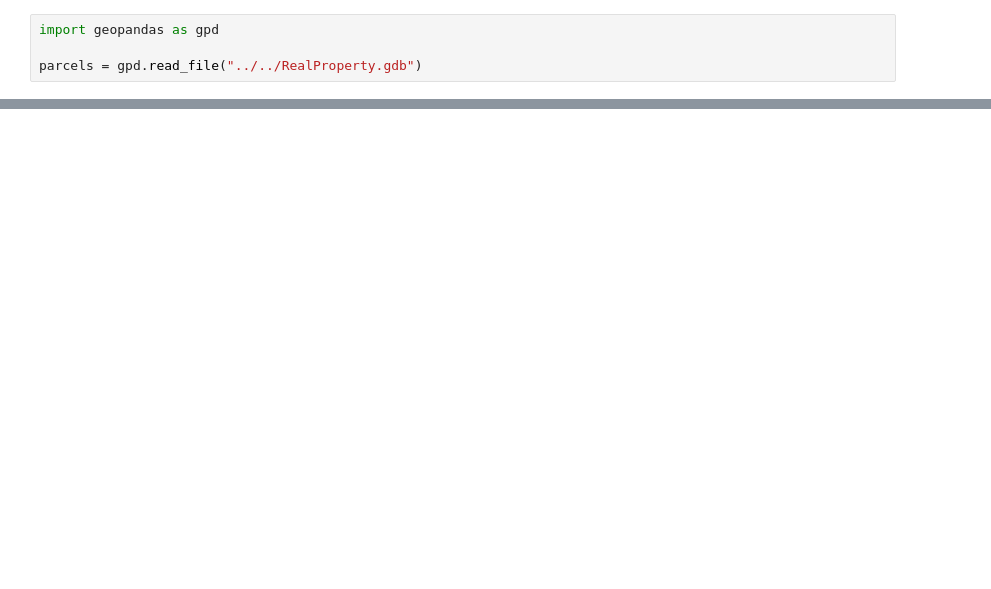
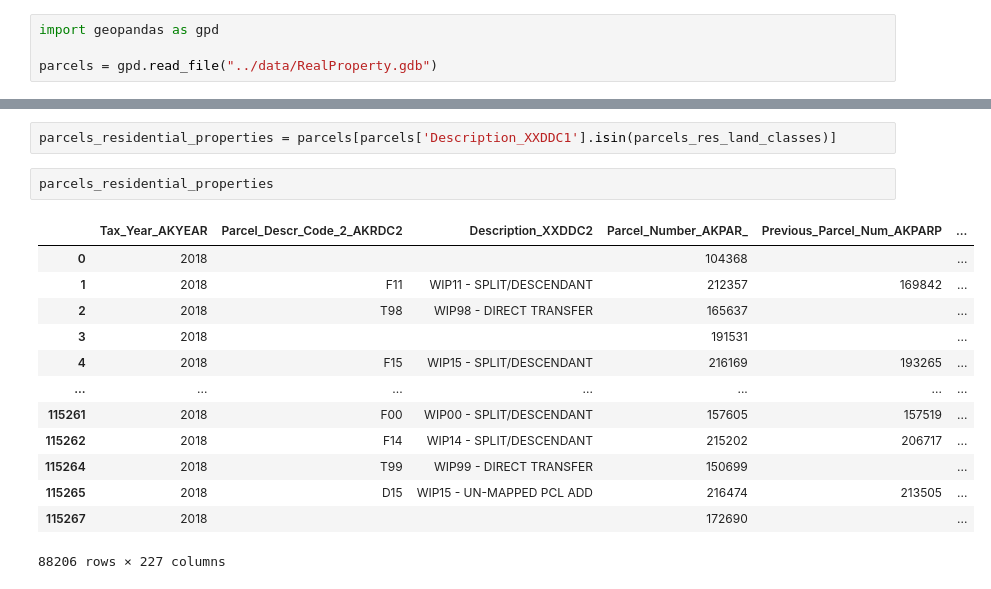
Before and after one commit to alexbarr1303/durham-public-schools, a Jupyter notebook: src/eda.ipynb, the cells around one changed output, grey strips where cells are left out. Saved outputs shown, nothing was run; the diff lists cells and outputs as text; blank space fills up the shorter version.

Commit message:
Residential Datasets

```diff
--- a/src/eda.ipynb
+++ b/src/eda.ipynb
@@ -1,4 +1,4 @@
 # %%
 import geopandas as gpd
 
-parcels = gpd.read_file("../../RealProperty.gdb")
+parcels = gpd.read_file("../data/RealProperty.gdb")
@@ -38,0 +83,18 @@ active_adresses
+# %%
+parcels_residential_properties = parcels[parcels['Description_XXDDC1'].isin(parcels_res_land_classes)]
+# %%
+parcels_residential_properties
+# %% [output]
+|  | Tax_Year_AKYEAR | Parcel_Descr_Code_2_AKRDC2 | Description_XXDDC2 | Parcel_Number_AKPAR_ | Previous_Parcel_Num_AKPARP | ... |
+| 0 | 2018 |  |  | 104368 |  | ... |
+| 1 | 2018 | F11 | WIP11 - SPLIT/DESCENDANT | 212357 | 169842 | ... |
+| 2 | 2018 | T98 | WIP98 - DIRECT TRANSFER | 165637 |  | ... |
+| 3 | 2018 |  |  | 191531 |  | ... |
+| 4 | 2018 | F15 | WIP15 - SPLIT/DESCENDANT | 216169 | 193265 | ... |
+| ... | ... | ... | ... | ... | ... | ... |
+| 115261 | 2018 | F00 | WIP00 - SPLIT/DESCENDANT | 157605 | 157519 | ... |
+| 115262 | 2018 | F14 | WIP14 - SPLIT/DESCENDANT | 215202 | 206717 | ... |
+| 115264 | 2018 | T99 | WIP99 - DIRECT TRANSFER | 150699 |  | ... |
+| 115265 | 2018 | D15 | WIP15 - UN-MAPPED PCL ADD | 216474 | 213505 | ... |
+| 115267 | 2018 |  |  | 172690 |  | ... |
+88206 rows × 227 columns
```
Also changed, not shown: parts of 11 cells of this notebook, 2 other files.
